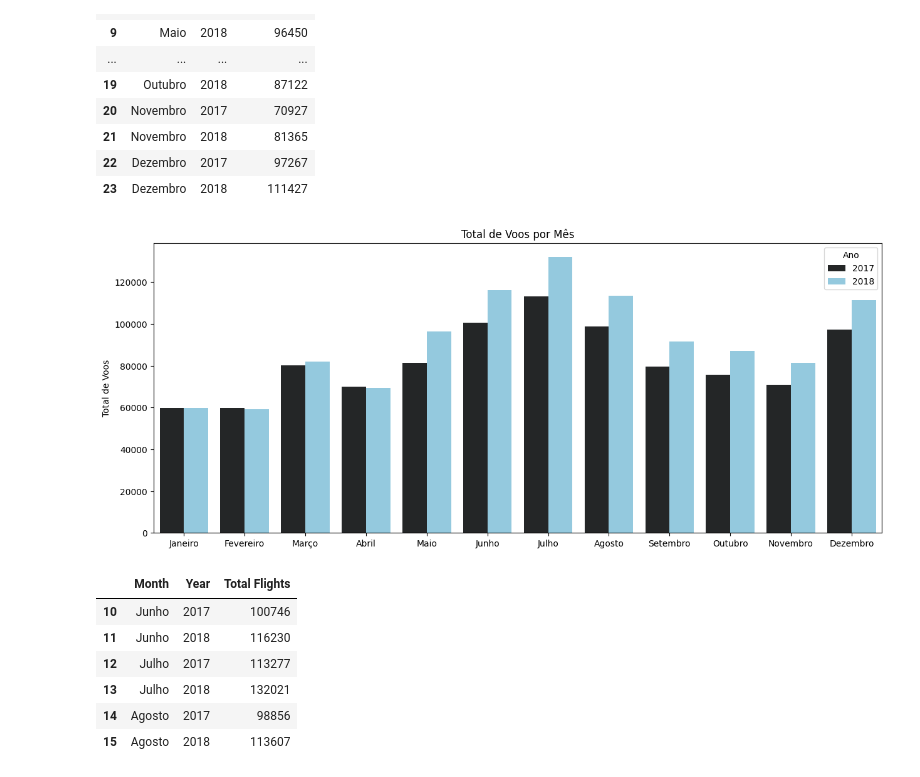
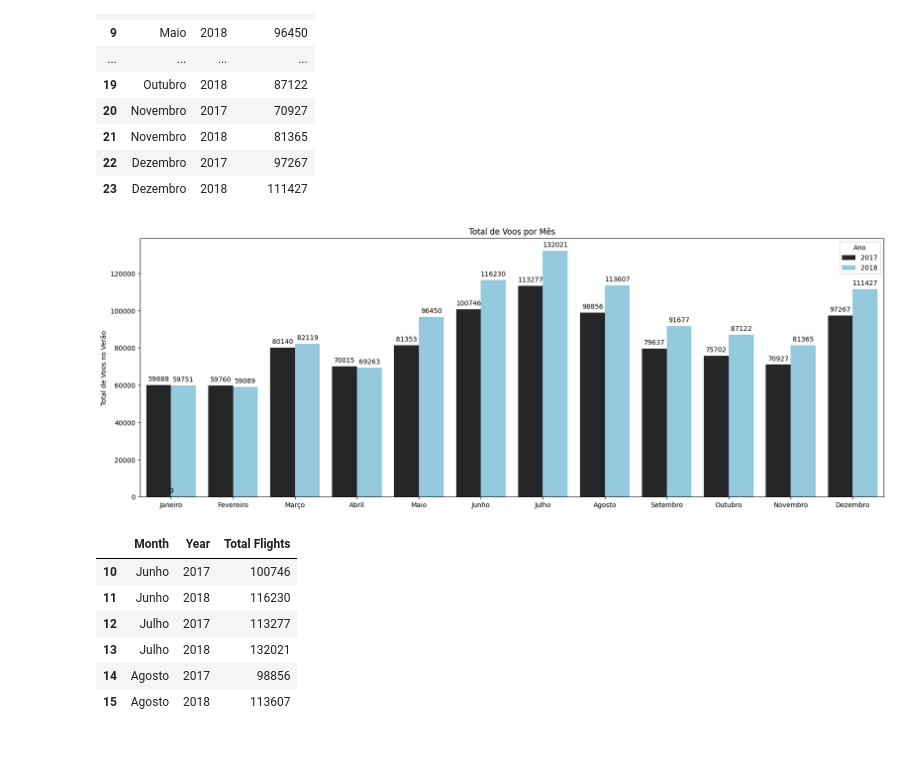
Before and after one commit to djalmarodriguess/Analise_Campanha_de_Marketing, a Jupyter notebook: main.ipynb, the cells around one changed output. Drawn from its saved outputs; the diff is of its cells as text; code cells hidden in the pictures; blank space fills up the shorter version.

```diff
--- a/main.ipynb
+++ b/main.ipynb
@@ -126,9 +135,9 @@ filtra_campanha
 # %%
-# Quantidade de inscrições no ano de 2018
+# Quantidade de inscrições na campanha do ano de 2018
 contagem_filtra_campanha = filtra_campanha.shape[0]
 
-# Filtragem de incrições canceladas no ano de 2018 nos meses de Fevereiro, Março e Abril
-promo_cancelada_2018 = data_history[(data_history['Cancellation Year'] == 2018) & (data_history['Cancellation Month'].isin([2, 3, 4]))]
+# Cancelamentos da campanha do ano de 2018 nos meses de Fevereiro, Março e Abril
+promo_cancelada_2018 = data_history[(data_history['Enrollment Type'] == '2018 Promotion') & (data_history['Cancellation Month'].isin([2, 3, 4]))]
 
 # Outputs
 print('Cadastro na Promoção: ', contagem_filtra_campanha)
@@ -213,3 +154,9 @@ Part 2: Was the campaign adoption more successful for certain demographics of lo
+# %%
+# Obter uma lista dos 'Loyalty Number' em promo_cancelada_2018
+loyalty_numbers_canceladas = set(promo_cancelada_2018['Loyalty Number'])
+
+# Remover as linhas de filtra_campanha que contêm 'Loyalty Number' em loyalty_numbers_canceladas
+assinaturas_finais = filtra_campanha[~filtra_campanha['Loyalty Number'].isin(loyalty_numbers_canceladas)]
 # %%
 # Configurando o layout dos subplots
 fig, axs = plt.subplots(3, 3, figsize=(18, 18))
@@ -378,15 +371,24 @@ aux1
 | 23 | Dezembro | 2018 | 111427 |
 # %%
 # Cria o gráfico de barras
-plt.figure(figsize=(15, 6))
-barplot = sns.barplot(data=aux1, x='Month', y='Total Flights', hue='Year', color = 'skyblue')
+plt.figure(figsize=(20, 7))
+barplot = sns.barplot(data=aux1, x='Month', y='Total Flights', hue='Year', color='skyblue')
 plt.title('Total de Voos por Mês')
 plt.xlabel('')
-plt.ylabel('Total de Voos')
+plt.ylabel('Total de Voos no Verão')
 plt.legend(title='Ano')
+
+# Adiciona o valor total em cada coluna
+for p in barplot.patches:
+    barplot.annotate(format(p.get_height(), '.0f'),
+                    (p.get_x() + p.get_width() / 2., p.get_height()),
+                    ha='center', va='center',
+                    xytext=(0, 9),
+                    textcoords='offset points')
+
 plt.show()
 # %% [output]
-[figure, old version]
+[figure, new version]
 # %%
 # Selecionando apenas os meses Junho, Julho e Agosto
 aux2 = aux1[aux1['Month'].isin(['Junho', 'Julho', 'Agosto'])]
```
Also changed, not shown: parts of 38 cells of this notebook.
